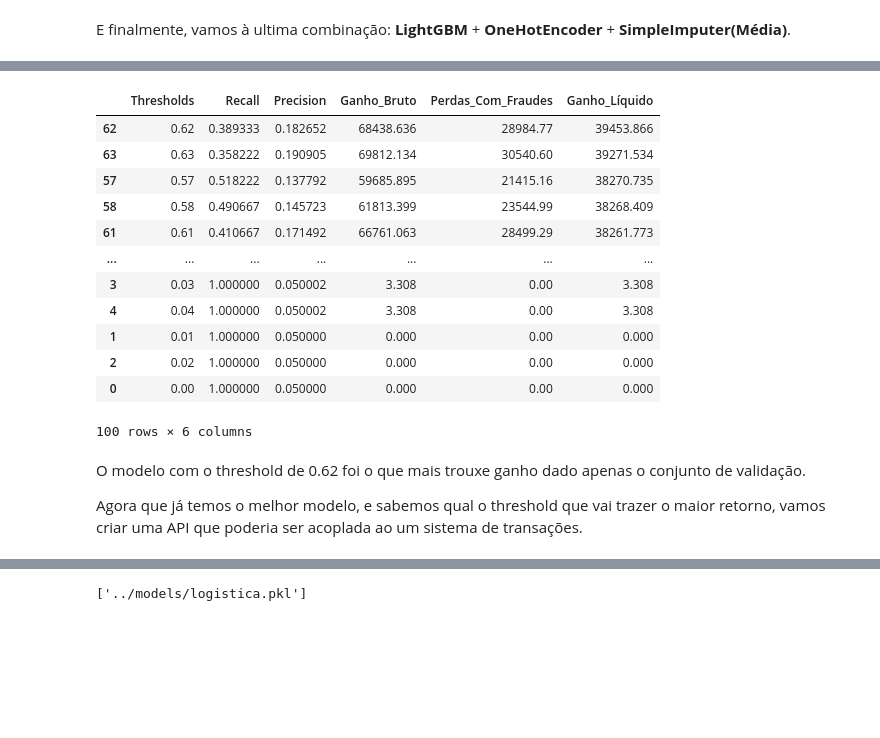
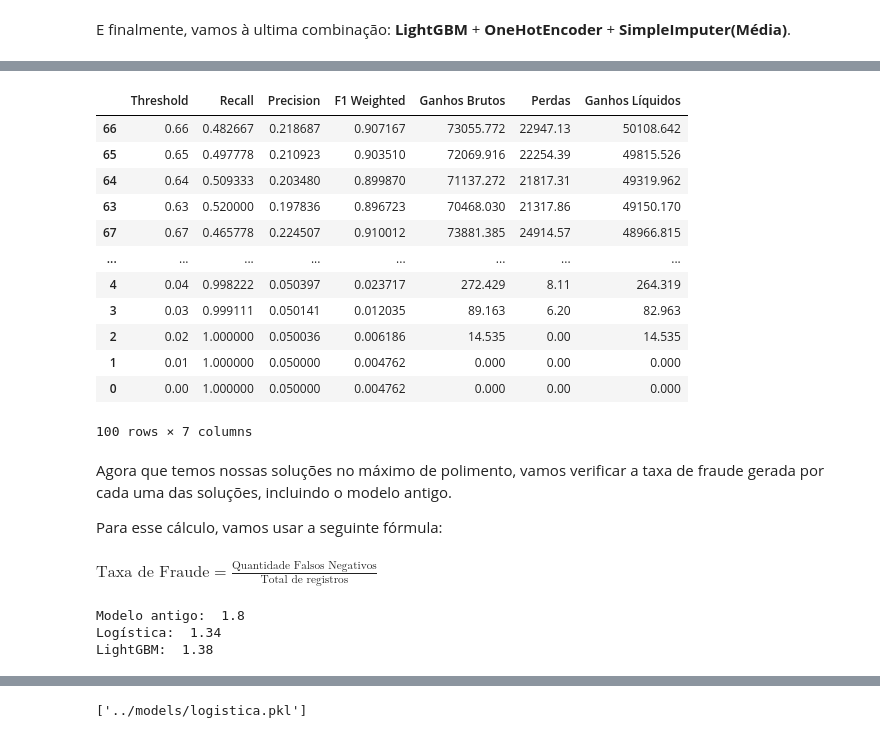
Before and after one commit to dnsrsdata/preditor_fraude, a Jupyter notebook: notebooks/model_experimentation.ipynb, the cells around one changed output, grey strips where cells are left out. Cells and saved outputs as stored; diff of their text form; code cells hidden in the pictures; blank space fills up the shorter version.

```diff
--- a/notebooks/model_experimentation.ipynb
+++ b/notebooks/model_experimentation.ipynb
@@ -1240,24 +1337,41 @@ data_metrics = pd.DataFrame({'Thresholds': thresholds,
-# %%
-# Ordenando pelo modelo que mais trouxe ganhos totais
-data_metrics.sort_values("Ganho_Líquido", ascending=False)
-# %% [output]
-|  | Thresholds | Recall | Precision | Ganho_Bruto | Perdas_Com_Fraudes | Ganho_Líquido |
-| 62 | 0.62 | 0.389333 | 0.182652 | 68438.636 | 28984.77 | 39453.866 |
-| 63 | 0.63 | 0.358222 | 0.190905 | 69812.134 | 30540.60 | 39271.534 |
-| 57 | 0.57 | 0.518222 | 0.137792 | 59685.895 | 21415.16 | 38270.735 |
-| 58 | 0.58 | 0.490667 | 0.145723 | 61813.399 | 23544.99 | 38268.409 |
-| 61 | 0.61 | 0.410667 | 0.171492 | 66761.063 | 28499.29 | 38261.773 |
-| ... | ... | ... | ... | ... | ... | ... |
-| 3 | 0.03 | 1.000000 | 0.050002 | 3.308 | 0.00 | 3.308 |
-| 4 | 0.04 | 1.000000 | 0.050002 | 3.308 | 0.00 | 3.308 |
-| 1 | 0.01 | 1.000000 | 0.050000 | 0.000 | 0.00 | 0.000 |
-| 2 | 0.02 | 1.000000 | 0.050000 | 0.000 | 0.00 | 0.000 |
-| 0 | 0.00 | 1.000000 | 0.050000 | 0.000 | 0.00 | 0.000 |
-100 rows × 6 columns
-# %% [markdown]
-O modelo com o threshold de 0.62 foi o que mais trouxe ganho dado apenas o conjunto
-de validação.
-
-Agora que já temos o melhor modelo, e sabemos qual o threshold que vai trazer o
-maior retorno, vamos criar uma API que poderia ser acoplada ao um sistema de
-transações.
+# %%
+# Visualizando os dados em forma de tabela
+pd.DataFrame(data_dict).sort_values(by="Ganhos Líquidos", ascending=False)
+# %% [output]
+|  | Threshold | Recall | Precision | F1 Weighted | Ganhos Brutos | Perdas | Ganhos Líquidos |
+| 66 | 0.66 | 0.482667 | 0.218687 | 0.907167 | 73055.772 | 22947.13 | 50108.642 |
+| 65 | 0.65 | 0.497778 | 0.210923 | 0.903510 | 72069.916 | 22254.39 | 49815.526 |
+| 64 | 0.64 | 0.509333 | 0.203480 | 0.899870 | 71137.272 | 21817.31 | 49319.962 |
+| 63 | 0.63 | 0.520000 | 0.197836 | 0.896723 | 70468.030 | 21317.86 | 49150.170 |
+| 67 | 0.67 | 0.465778 | 0.224507 | 0.910012 | 73881.385 | 24914.57 | 48966.815 |
+| ... | ... | ... | ... | ... | ... | ... | ... |
+| 4 | 0.04 | 0.998222 | 0.050397 | 0.023717 | 272.429 | 8.11 | 264.319 |
+| 3 | 0.03 | 0.999111 | 0.050141 | 0.012035 | 89.163 | 6.20 | 82.963 |
+| 2 | 0.02 | 1.000000 | 0.050036 | 0.006186 | 14.535 | 0.00 | 14.535 |
+| 1 | 0.01 | 1.000000 | 0.050000 | 0.004762 | 0.000 | 0.00 | 0.000 |
+| 0 | 0.00 | 1.000000 | 0.050000 | 0.004762 | 0.000 | 0.00 | 0.000 |
+100 rows × 7 columns
+# %% [markdown]
+Agora que temos nossas soluções no máximo de polimento, vamos verificar a taxa
+de fraude gerada por cada uma das soluções, incluindo o modelo antigo.
+
+Para esse cálculo, vamos usar a seguinte fórmula:<br><br>
+$\text{Taxa de Fraude} = \frac{\text{Quantidade Falsos Negativos}}{\text{Total de registros}}$
+# %%
+# Salvando as labels no melhor threshold de cada solução
+data_metrics["label_fraude_modelo"] = (data_metrics["score_fraude_modelo"] >= 0.76).astype(int)
+data_metrics["label_fraude_novo_logistica_2"] = (data_metrics["score_fraude_modelo"] >= 0.63).astype(int)
+data_metrics["label_fraude_novo_lightgbm"] = (data_metrics["score_fraude_modelo"] >= 0.66).astype(int)
+
+# Salvando as taxas em variáveis
+tx_modelo_antigo = (data_metrics.query("fraude == 1 and label_fraude_modelo == 0").shape[0] / data_metrics.shape[0]) * 100
+tx_logistica = (data_metrics.query("fraude == 1 and label_fraude_novo_logistica_2 == 0").shape[0] / data_metrics.shape[0]) * 100
+tx_lightgbm = (data_metrics.query("fraude == 1 and label_fraude_novo_lightgbm == 0").shape[0] / data_metrics.shape[0]) * 100
+
+print("Modelo antigo: ", round(tx_modelo_antigo, 2))
+print("Logística: ", round(tx_logistica, 2))
+print("LightGBM: ", round(tx_lightgbm, 2))
+# %% [output]
+Modelo antigo:  1.8
+Logística:  1.34
+LightGBM:  1.38
```
Also changed, not shown: parts of 27 cells of this notebook.
